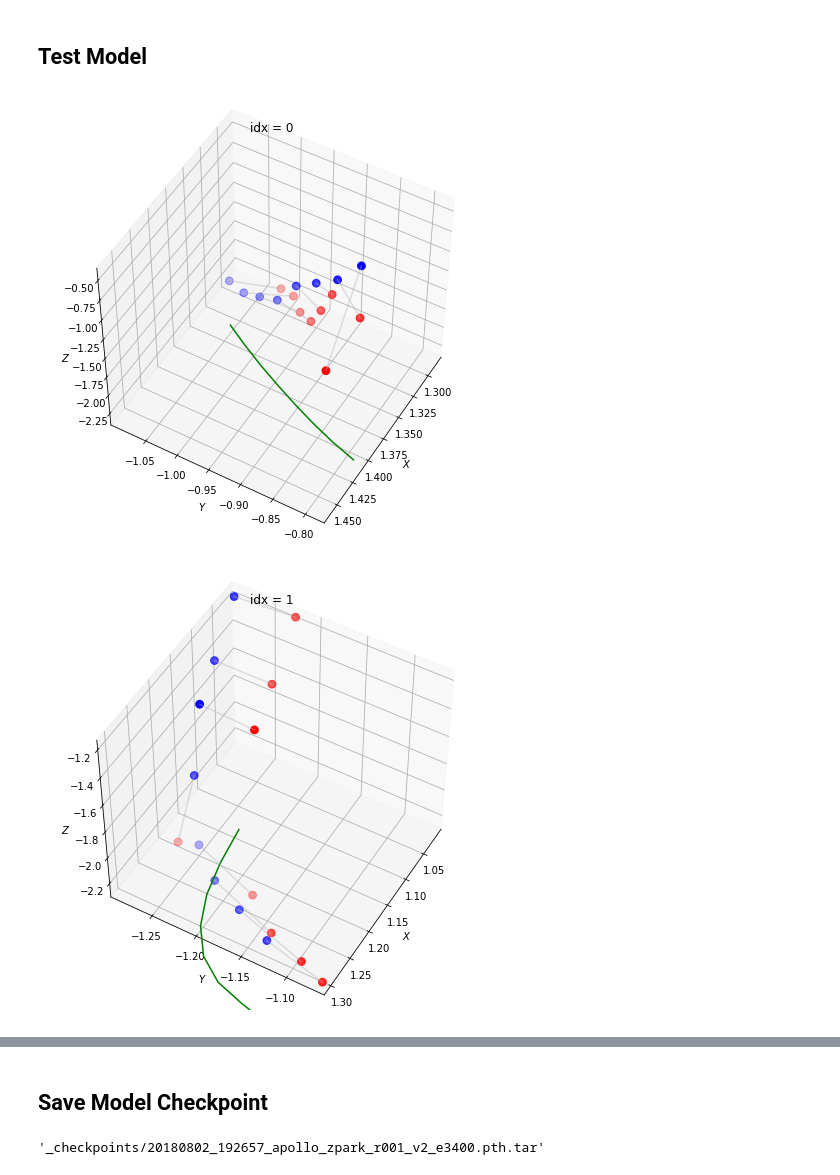
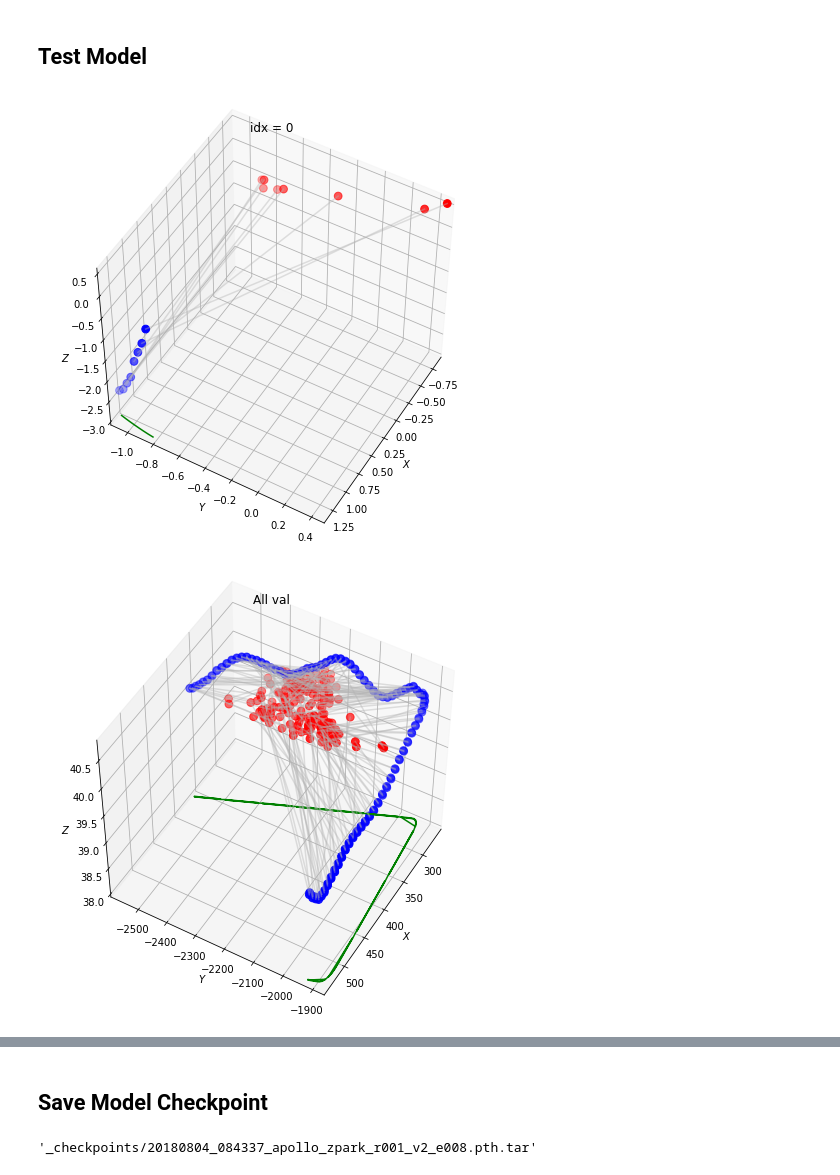
Before and after one commit to bexcite/apolloscape-loc, a Jupyter notebook: Apolloscape_PoseNet.ipynb, the cells around one changed output, grey strips where cells are left out. Saved outputs shown, nothing was run; the diff lists cells and outputs as text; code cells hidden in the pictures.

```diff
--- a/Apolloscape_PoseNet.ipynb
+++ b/Apolloscape_PoseNet.ipynb
@@ -232,14 +229,14 @@ model = model.to(device)
 criterion = PoseNetCriterion()
 
 # Create optimizer
-optimizer = optim.Adam(model.parameters(), lr=5e-6, weight_decay=0.0005)
+optimizer = optim.Adam(model.parameters(), lr=1e-4, weight_decay=0.0005)
 
 start_epoch = 0
 # %% [markdown]
 ## Restore from Chekpoint
 # %%
 # Restore from checkpoint
-checkpoint_file = '_checkpoints/20180802_152934_apollo_zpark_r001_v2_e1000.pth.tar'
+checkpoint_file = '_checkpoints/20180804_084337_apollo_zpark_r001_v2_e008.pth.tar'
 
 if 'checkpoint_file' in locals() and checkpoint_file is not None:
     if os.path.isfile(checkpoint_file):
@@ -259,19 +254,19 @@ if 'start_epoch' not in locals():
 # train_dataloader = DataLoader(train_dataset, batch_size=8) # batch_size = 75
 # optimizer = optim.Adam(model.parameters(), lr=1e-6, weight_decay=0.0005)
 
-n_epochs = start_epoch + 2000
+n_epochs = start_epoch + 1
 print('Training ...')
 val_freq = 5
 for e in range(start_epoch, n_epochs):
 
     end = time.time()
-    train(train_dataloader, model, criterion, optimizer, e, n_epochs, log_freq=0)
+    train(train_dataloader, model, criterion, optimizer, e, n_epochs, log_freq=1)
 #     print('Train epoch time: {:.3f}'.format(time.time() - end))
 
 #     print('Validation ...')
     if e & val_freq == 0:
         end = time.time()
-        validate(val_dataloader, model, criterion, e, log_freq=0)
+        validate(val_dataloader, model, criterion, e, log_freq=1)
 #     print('Validation epoch time: {:.3f}'.format(time.time() - end))
 
 #     print('Test dataset ...')
@@ -370,7 +448,7 @@ def set_3d_axes_limits(ax, poses, pose_format='quat'):
     p_min, p_max, p_mean, p_std = calc_poses_params(poses, pose_format=pose_format)
     ax.set_xlim(p_min[0], p_max[0])
     ax.set_ylim(p_min[1], p_max[1])
-    ax.set_zlim(p_min[2], p_max[2])
+    ax.set_zlim(int(p_min[2] - 1), p_max[2])
     return p_min, p_max, p_mean, p_std
 
 
@@ -417,7 +495,7 @@ def draw_pred_gt_poses(pred_poses, gt_poses):
 # ax.set_ylim(int(p_min[1] - 1), int(p_max[1] + 1))
 # ax.set_zlim(int(p_min[2] - 1), int(p_max[2] + 1))
 
-model.train()
+model.eval()
 
 for idx, (tb_images, tb_poses) in enumerate(train_dataloader):
     tb_images = [x.to(device) for x in tb_images]
@@ -425,33 +503,37 @@ for idx, (tb_images, tb_poses) in enumerate(train_dataloader):
 #     print('output = {}'.format(output))
 
     # detach
     output = [x.cpu().detach().numpy() for x in output]
 
     draw_pred_gt_poses(output[0], tb_poses[0])
     plt.title('idx = {}'.format(idx))
     plt.show()
 
     # gt + pred poses
 #     all_poses = np.concatenate((output[0][:, :3], tb_poses[0][:, :3]))
 #     set_3d_axes_limits(ax, all_poses, pose_format=train_dataset.pose_format)
 
 #     draw_poses(ax, output[0][:, :3], proj=False, proj_z=int(p_min[2] - 1), c='r', s=60)
 #     draw_poses(ax, tb_poses[0][:, :3], proj=True, proj_z=int(p_min[2] - 1), c='b', s=60)
 #     for i in range(output[0].shape[0]):
 #         pp = output[0][i, :3]
 #         gp = tb_poses[0][i, :3]
 #         pps = np.vstack((pp, gp))
 #         ax.plot(pps[:, 0], pps[:, 1], pps[:, 2], c=(0.7, 0.7, 0.7, 0.4))
 
-    if idx == 4:
+    if idx == 0:
         break
 
 #     plt.draw()
 
 
 #     ax.scatter(tb_poses[0][:, 0], tb_poses[0][:, 1], tb_poses[0][:, 2], c='r')
 
 plt.show()
+
+draw_pred_gt_poses(pred_poses, gt_poses)
+plt.title('All val')
+plt.show()
 # %% [output]
-[figure, old version]
+[figure, new version]
-[figure, old version]
+[figure, new version]
@@ -464,4 +543,4 @@ plt.show()
 # Save checkpoint
 save_checkpoint(model, optimizer, 'apollo_zpark_r001_v2', n_epochs)
 # %% [output]
-'_checkpoints/20180802_192657_apollo_zpark_r001_v2_e3400.pth.tar'
+'_checkpoints/20180804_084337_apollo_zpark_r001_v2_e008.pth.tar'
```
Also changed, not shown: parts of 10 cells of this notebook.
